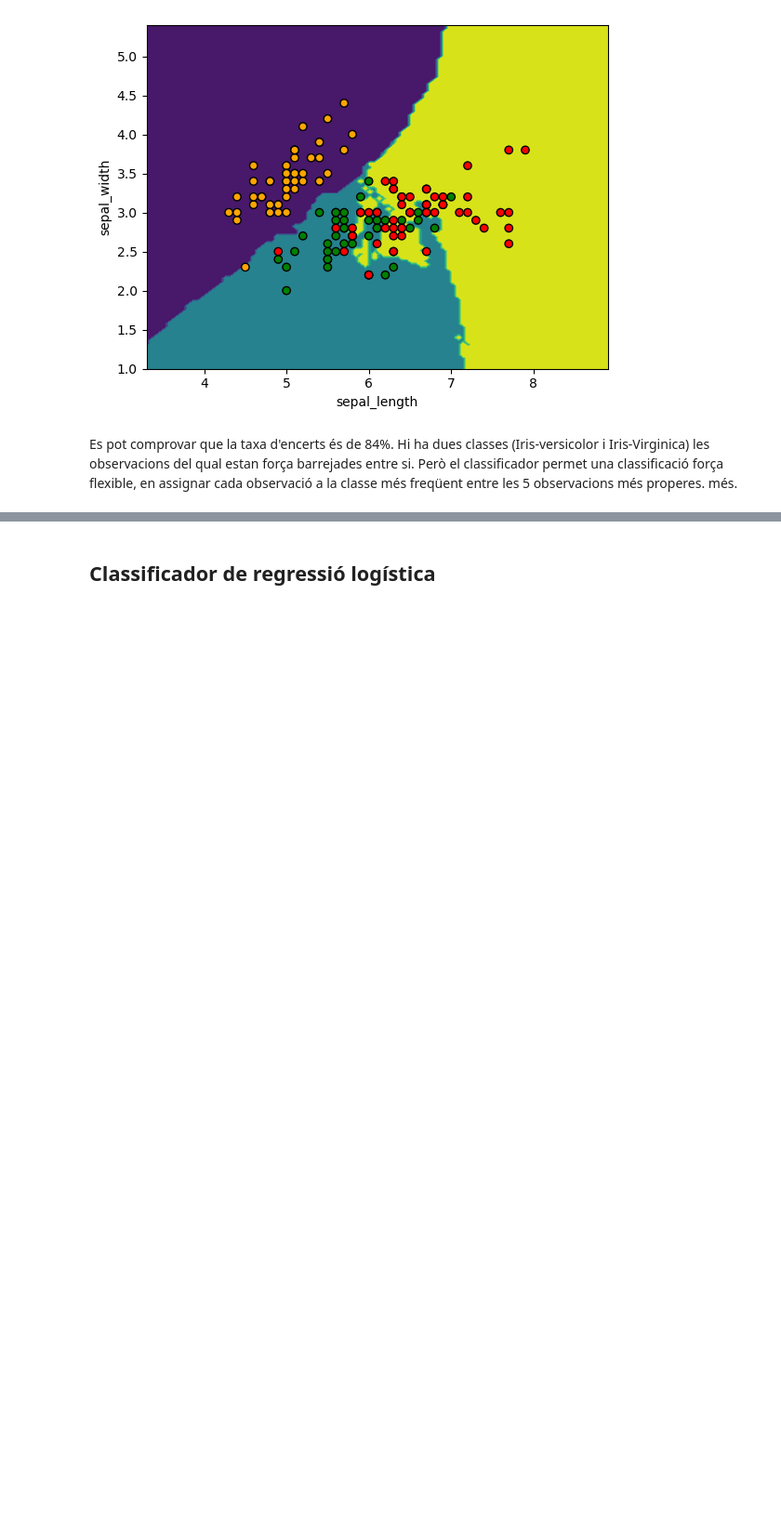
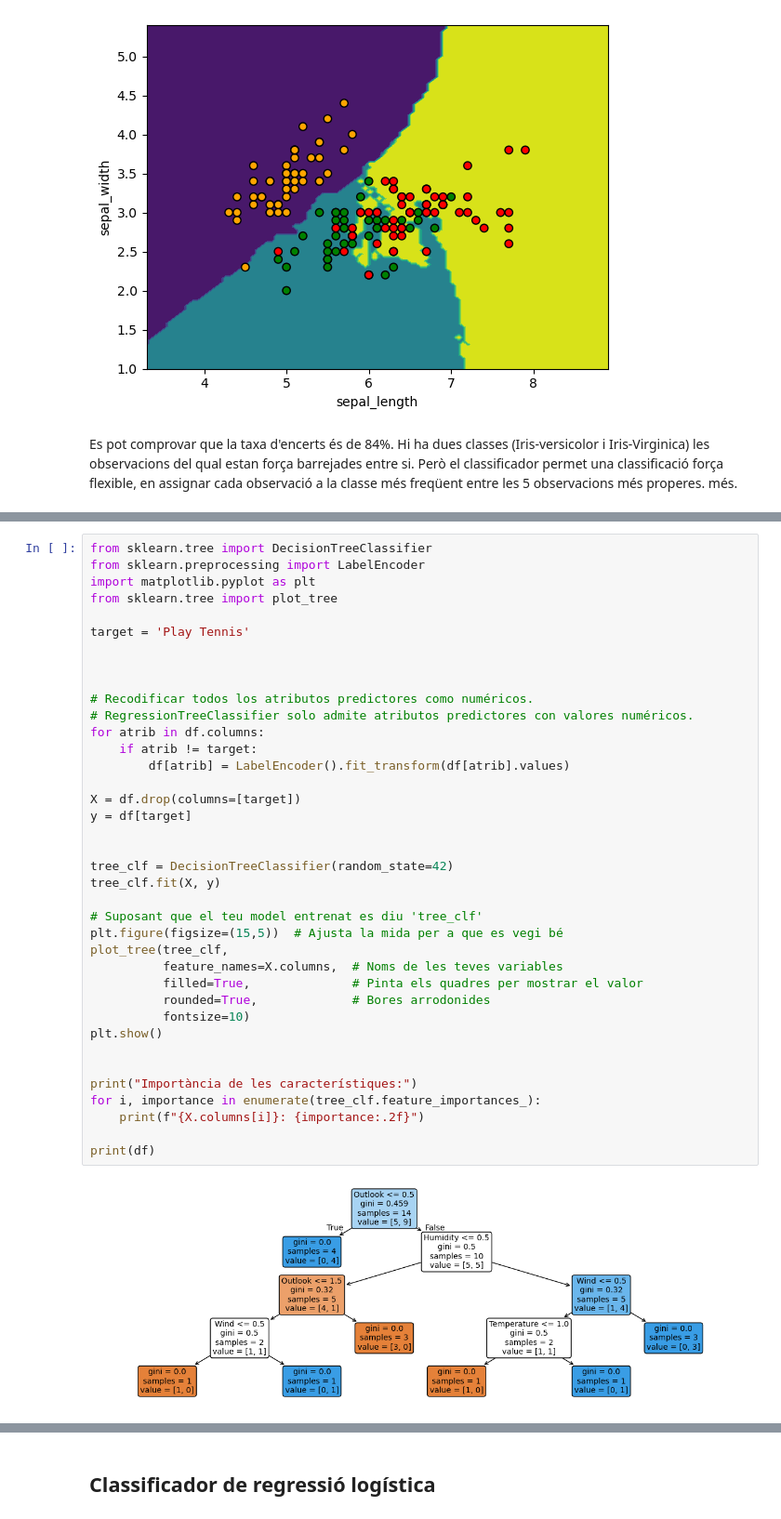
Before and after one commit to xxjcaxx/Disseny-i-avaluacio-de-models, a Jupyter notebook: apunts/documents/classificació.ipynb, the cells around one changed output, grey strips where cells are left out. Shown at 93% size. Cells and saved outputs as stored; diff of their text form; blank space fills up the shorter version.

```diff
--- a/apunts/documents/classificació.ipynb
+++ b/apunts/documents/classificació.ipynb
@@ -354,3 +363,43 @@ df
 | 11 | Overcast | Mild | High | Strong | Yes |
 | 12 | Overcast | Hot | Normal | Weak | Yes |
 | 13 | Rain | Mild | High | Strong | No |
+# %%
+from sklearn.tree import DecisionTreeClassifier
+from sklearn.preprocessing import LabelEncoder
+import matplotlib.pyplot as plt
+from sklearn.tree import plot_tree
+
+target = 'Play Tennis'
+
+
+
+# Recodificar todos los atributos predictores como numéricos.
+# RegressionTreeClassifier solo admite atributos predictores con valores numéricos.
+for atrib in df.columns:
+    if atrib != target:
+        df[atrib] = LabelEncoder().fit_transform(df[atrib].values)
+
+X = df.drop(columns=[target])
+y = df[target]
+
+
+tree_clf = DecisionTreeClassifier(random_state=42)
+tree_clf.fit(X, y)
+
+# Suposant que el teu model entrenat es diu 'tree_clf'
+plt.figure(figsize=(15,5))  # Ajusta la mida per a que es vegi bé
+plot_tree(tree_clf,
+          feature_names=X.columns,  # Noms de les teves variables
+          filled=True,              # Pinta els quadres per mostrar el valor
+          rounded=True,             # Bores arrodonides
+          fontsize=10)
+plt.show()
+
+
+print("Importància de les característiques:")
+for i, importance in enumerate(tree_clf.feature_importances_):
+    print(f"{X.columns[i]}: {importance:.2f}")
+
+print(df)
+# %% [output]
+[figure, added]
```
Also changed, not shown: parts of 10 cells of this notebook.
